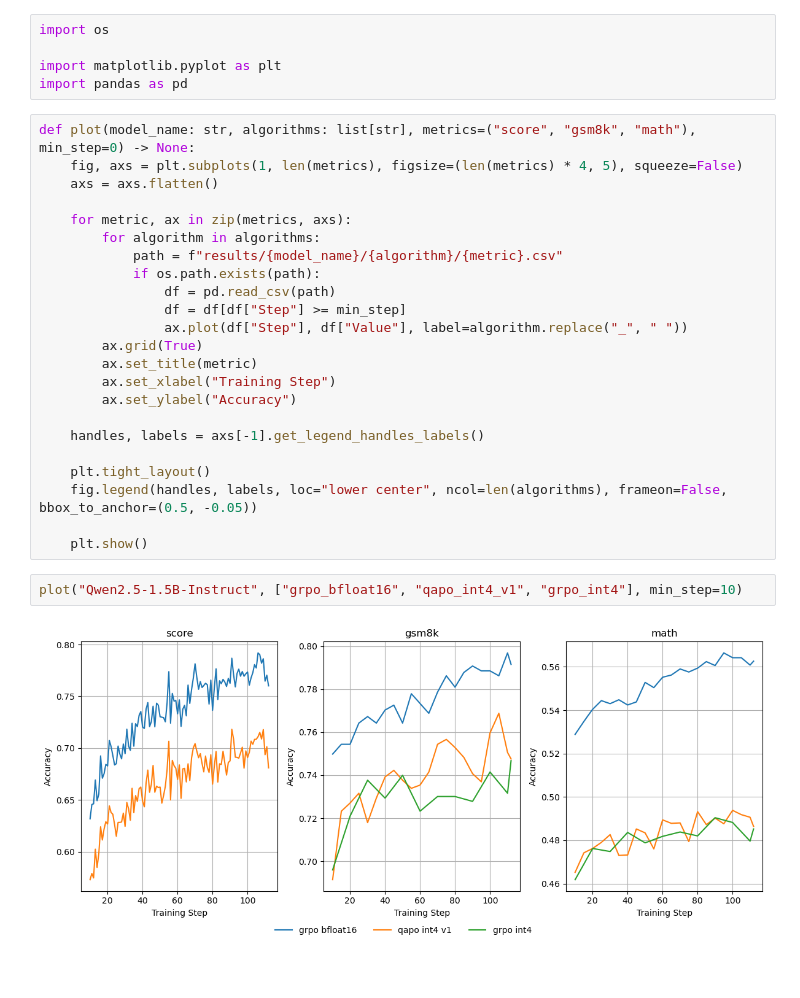
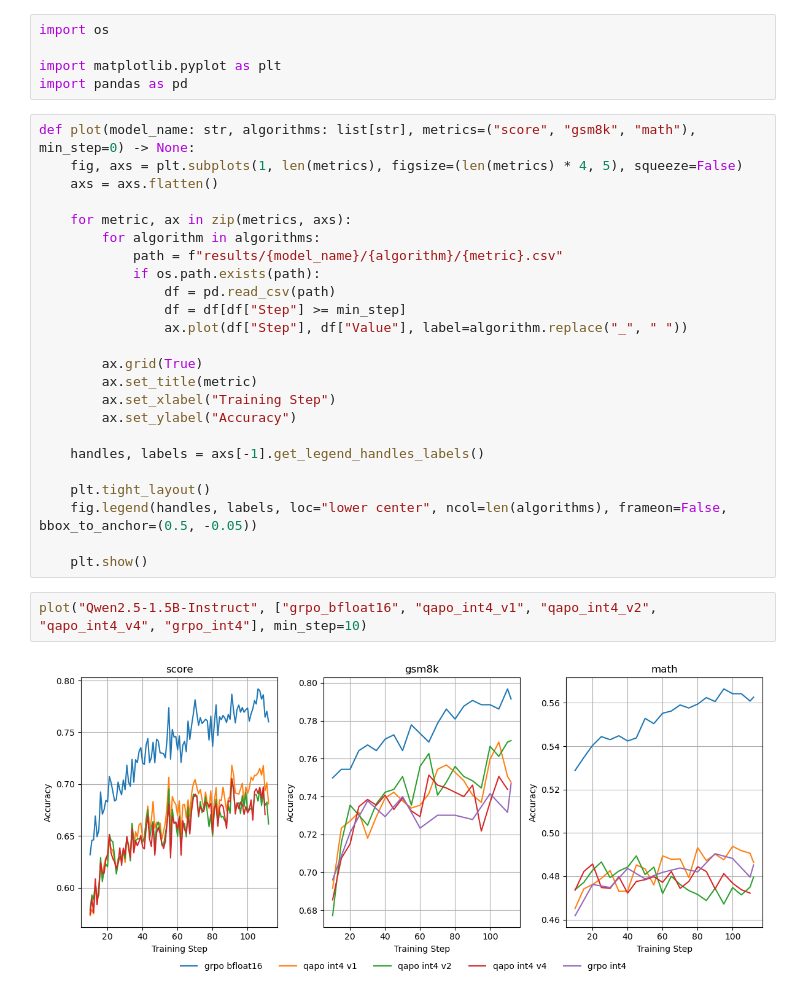
Before and after one commit to ethanewer/qapo, a Jupyter notebook: eval/eval.ipynb, the cells around one changed output. Drawn from its saved outputs; the diff is of its cells as text.

```diff
--- a/eval/eval.ipynb
+++ b/eval/eval.ipynb
@@ -15,6 +15,7 @@ def plot(model_name: str, algorithms: list[str], metrics=("score", "gsm8k", "mat
                 df = pd.read_csv(path)
                 df = df[df["Step"] >= min_step]
                 ax.plot(df["Step"], df["Value"], label=algorithm.replace("_", " "))
+
         ax.grid(True)
         ax.set_title(metric)
         ax.set_xlabel("Training Step")
@@ -27,6 +28,6 @@ def plot(model_name: str, algorithms: list[str], metrics=("score", "gsm8k", "mat
 
     plt.show()
 # %%
-plot("Qwen2.5-1.5B-Instruct", ["grpo_bfloat16", "qapo_int4_v1", "grpo_int4"], min_step=10)
+plot("Qwen2.5-1.5B-Instruct", ["grpo_bfloat16", "qapo_int4_v1", "qapo_int4_v2", "qapo_int4_v4", "grpo_int4"], min_step=10)
 # %% [output]
-[figure, old version]
+[figure, new version]
```
Also changed, not shown: 7 other files.
